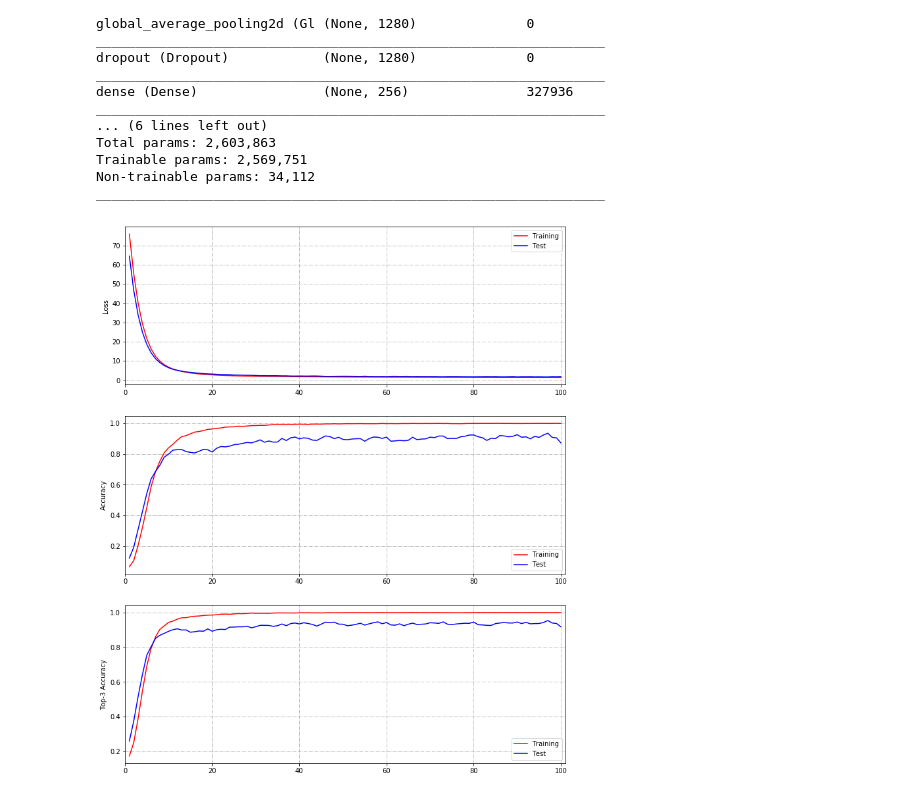
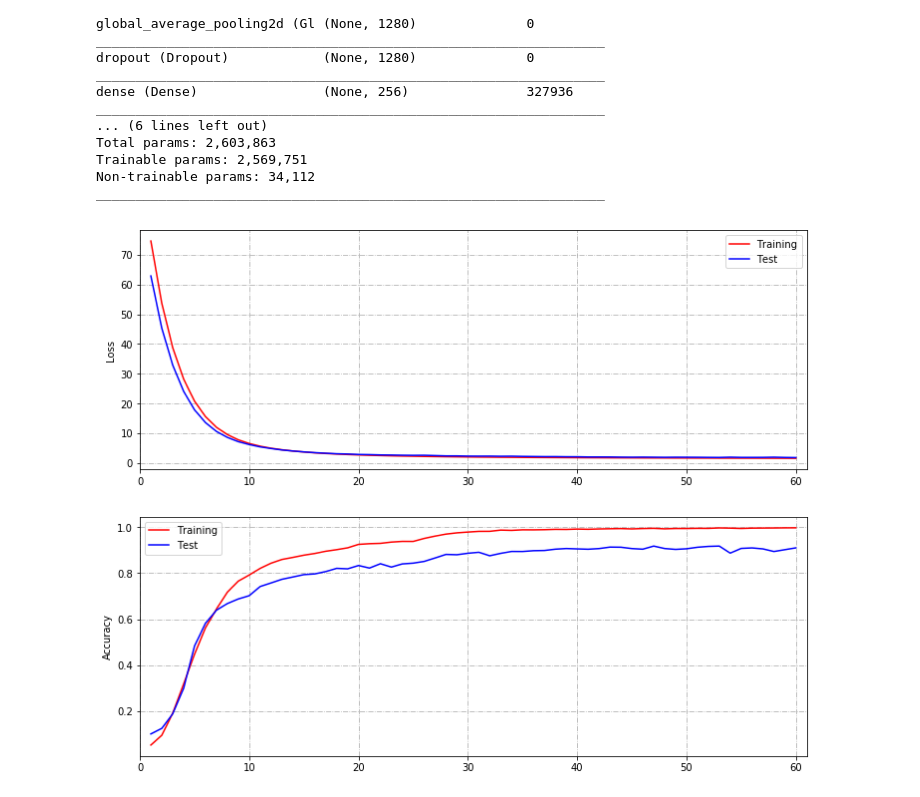
Before and after one commit to nanwei1/sneaker.ai, a Jupyter notebook: tf2_mobilenetv2.ipynb, the cells around one changed output. Saved outputs shown, nothing was run; the diff lists cells and outputs as text; code cells hidden in the pictures.

```diff
--- a/tf2_mobilenetv2.ipynb
+++ b/tf2_mobilenetv2.ipynb
@@ -210,7 +213,9 @@ model = tf.keras.Sequential([
 #     tf.keras.layers.Dense(128, activation = tf.nn.relu),
     tf.keras.layers.Dense(64, activation = tf.nn.relu, kernel_regularizer=tf.keras.regularizers.l2(regularizer)),
 #     tf.keras.layers.Dropout(0.5),
-    tf.keras.layers.Dense(len(label_names), activation=tf.nn.softmax, kernel_regularizer=tf.keras.regularizers.l2(regularizer))])
+#     tf.keras.layers.Dense(len(label_names), activation=tf.nn.softmax, kernel_regularizer=tf.keras.regularizers.l2(regularizer))])
+
+    tf.keras.layers.Dense(len(label_names), activation=tf.nn.relu, kernel_regularizer=tf.keras.regularizers.l2(regularizer))])
 # %%
 # configure model optimizer, loss
 # model.compile(optimizer=tf.optimizers.Adam(learning_rate=5e-6),
@@ -225,12 +230,19 @@ model = tf.keras.Sequential([
 import functools
 top3_acc = functools.partial(tf.keras.metrics.sparse_top_k_categorical_accuracy, k=3)
 top3_acc.__name__ = "top_3_accuracy"
+
+acc = functools.partial(tf.keras.metrics.sparse_top_k_categorical_accuracy, k=1)
+acc.__name__ = "accuracy"
 # top3_acc = functools.update_wrapper(top3_acc, tf.keras.metrics.top_k_categorical_accuracy)
 # print(top3_acc.__name__)
 
+def loss(labels, logits):
+    return tf.keras.losses.sparse_categorical_crossentropy(labels, logits, from_logits=True)
+
 model.compile(optimizer=tf.optimizers.Adam(learning_rate=10e-5),
-              loss=tf.keras.losses.sparse_categorical_crossentropy,
-              metrics=["accuracy", top3_acc])
+              loss=loss,
+              metrics=[acc])
+#               metrics=["accuracy", top3_acc])
 # use "top_k_categorical_accuracy" to get default top 5 accuracy
 # also add top 3 accuracy
 # %%
@@ -265,7 +277,7 @@ checkpoint_path = os.path.join(logdir, "model_weights.ckpt")
 cp_callback = tf.keras.callbacks.ModelCheckpoint(checkpoint_path,
                                                  save_weights_only=True,
                                                  verbose=1)
-num_epochs = 100
+num_epochs = 60
 training_history = model.fit(train_ds, epochs=num_epochs,
                              validation_data=test_ds,
                              callbacks=[tensorboard_callback, cp_callback],
@@ -313,41 +325,41 @@ _________________________________________________________________
 # %%
 # plot training and validation history
 hist = training_history.history
 train_loss = hist["loss"]
 test_loss = hist["val_loss"]
 train_accuracy = hist["accuracy"]
 test_accuracy = hist["val_accuracy"]
-train_top_3_accuracy = hist["top_3_accuracy"]
-test_top_3_accuracy = hist["val_top_3_accuracy"]
+# train_top_3_accuracy = hist["top_3_accuracy"]
+# test_top_3_accuracy = hist["val_top_3_accuracy"]
 
 plt.figure(figsize=(12,15))
 plt.subplot(3,1,1)
 ax = plt.gca()
 ax.set_xlim([0, len(train_loss) + 1])
 plt.ylabel('Loss')
 plt.plot(range(1, len(train_loss)+1), train_loss, 'r', label='Training')
 plt.plot(range(1, len(test_loss)+1), test_loss, 'b', label='Test')
 ax.grid(linestyle='-.')
 plt.legend()
 plt.subplot(3,1,2)
 ax = plt.gca()
 ax.set_xlim([0, len(train_accuracy) + 1])
 plt.ylabel('Accuracy')
 plt.plot(range(1, len(train_accuracy)+1), train_accuracy, 'r', label='Training')
 plt.plot(range(1, len(test_accuracy)+1), test_accuracy, 'b', label='Test')
 ax.grid(linestyle='-.')
 plt.legend()
-plt.subplot(3,1,3)
-ax = plt.gca()
-ax.set_xlim([0, len(train_top_3_accuracy) + 1])
-plt.ylabel('Top-3 Accuracy')
-plt.plot(range(1, len(train_top_3_accuracy)+1), train_top_3_accuracy, 'r', label='Training')
-plt.plot(range(1, len(test_top_3_accuracy)+1), test_top_3_accuracy , 'b', label='Test')
-ax.grid(linestyle='-.')
-plt.legend()
+# plt.subplot(3,1,3)
+# ax = plt.gca()
+# ax.set_xlim([0, len(train_top_3_accuracy) + 1])
+# plt.ylabel('Top-3 Accuracy')
+# plt.plot(range(1, len(train_top_3_accuracy)+1), train_top_3_accuracy, 'r', label='Training')
+# plt.plot(range(1, len(test_top_3_accuracy)+1), test_top_3_accuracy , 'b', label='Test')
+# ax.grid(linestyle='-.')
+# plt.legend()
 plt.savefig(os.path.join(logdir, 'training_hist.png'))
 # %% [output]
-[figure, old version]
+[figure, new version]
 # %%
 # def img_preprocessing(path):
 #     img = load_and_preprocess_image(path)
```
Also changed, not shown: parts of 11 cells of this notebook, 35 other files.
